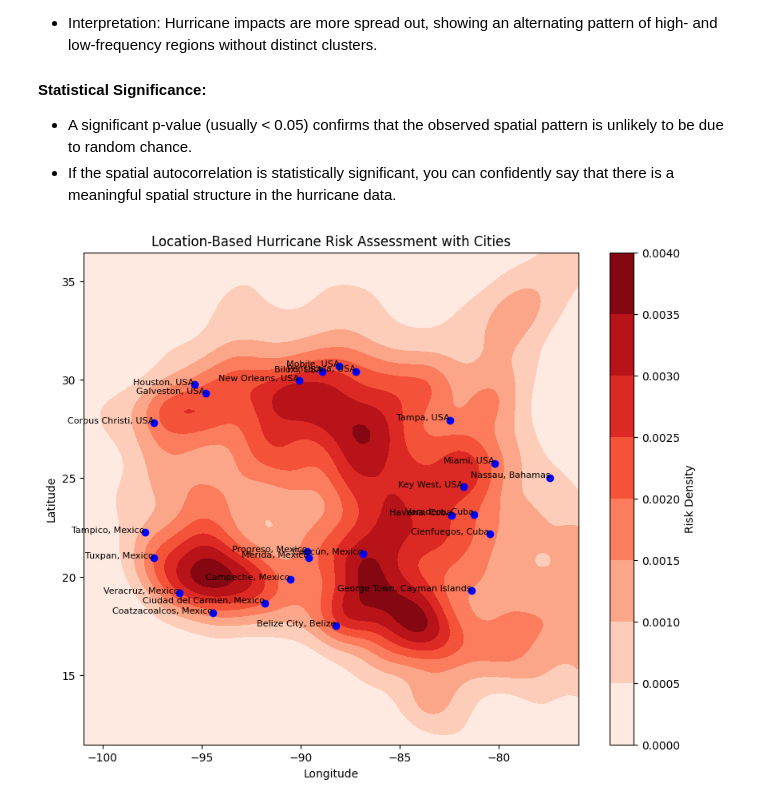
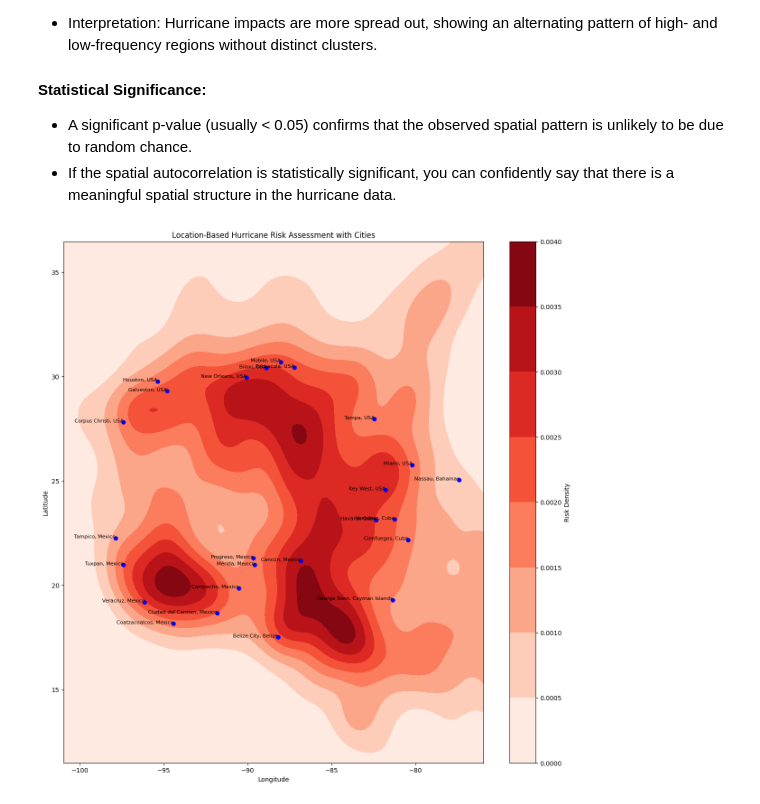
Before and after one commit to ecesanal03/COSC-3337, a Jupyter notebook: PlotHurricanes.ipynb, the cells around one changed output. Cells and saved outputs as stored; diff of their text form; code cells hidden in the pictures.

```diff
--- a/PlotHurricanes.ipynb
+++ b/PlotHurricanes.ipynb
@@ -419,32 +437,32 @@ kde.fit(coords, sample_weight=weights)
 
 # Calculate the average latitude and longitude of the cities
 average_lat = np.mean([coord[0] for coord in target_cities.values()])
 average_lon = np.mean([coord[1] for coord in target_cities.values()])
 
 # Define a grid range based on the average coordinates
 lat_range = 25  # Define a latitude range around the average point
 lon_range = 25  # Define a longitude range around the average point
 x = np.linspace(average_lon - lon_range / 2, average_lon + lon_range / 2, 100)  # Longitude range
 y = np.linspace(average_lat - lat_range / 2, average_lat + lat_range / 2, 100)  # Latitude range
 X, Y = np.meshgrid(x, y)
 grid_coords = np.vstack([X.ravel(), Y.ravel()]).T
 
 # Evaluate KDE on the grid
 Z = np.exp(kde.score_samples(grid_coords)).reshape(X.shape)
 
 # Plotting the KDE heatmap with city coordinates
-plt.figure(figsize=(10, 8))
+plt.figure(figsize=(15, 15))
 plt.contourf(X, Y, Z, cmap="Reds")
 plt.colorbar(label="Risk Density")
 plt.xlabel("Longitude")
 plt.ylabel("Latitude")
 plt.title("Location-Based Hurricane Risk Assessment with Cities")
 
 # Overlay city points and labels
 for city, (lat, lon) in target_cities.items():
     plt.plot(lon, lat, 'bo')  # Plot city locations
     plt.text(lon, lat, city, fontsize=8, ha='right')  # Label cities
 
 plt.show()
 # %% [output]
-[figure, old version]
+[figure, new version]
```
Also changed, not shown: parts of 1 cell of this notebook.
